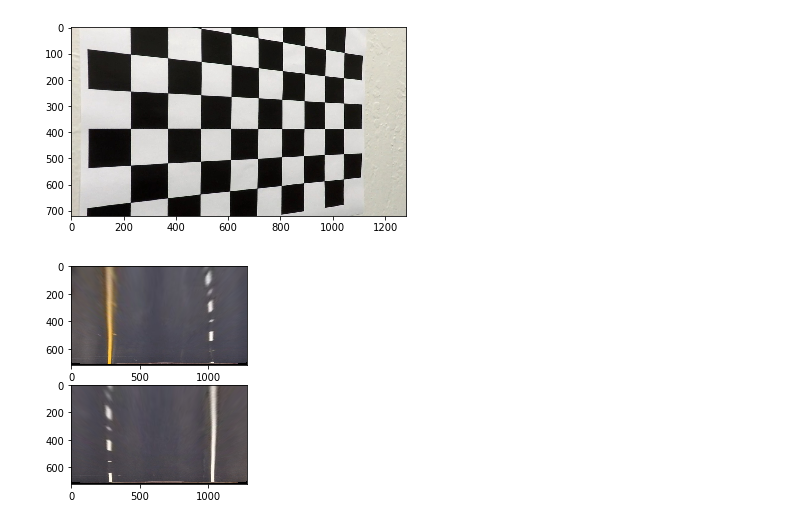
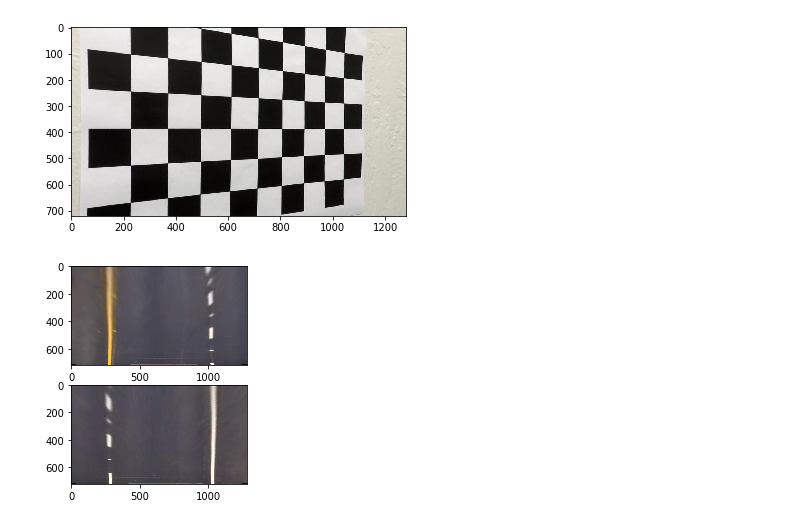
Before and after one commit to jien-cao/udacity_av, a Jupyter notebook: CarND-Advanced-Lane-Lines-master/project2.ipynb, the cells around one changed output. Saved outputs shown, nothing was run; the diff lists cells and outputs as text; code cells hidden in the pictures.

```diff
--- a/CarND-Advanced-Lane-Lines-master/project2.ipynb
+++ b/CarND-Advanced-Lane-Lines-master/project2.ipynb
@@ -60,36 +60,37 @@ class MountingPerspective():
             [1034, 670],
         ])
         dst = np.float32([
-            [282, 700],
-            [282, 100],
-            [1034, 100],
-            [1034, 700],
+            [282, 710],
+            [282, 10],
+            [1034, 10],
+            [1034, 710],
         ])
         self.__M = cv2.getPerspectiveTransform(src, dst)
         self.__Minv = cv2.getPerspectiveTransform(dst, src)
     def correctPerspective(self, img):
         dim = img.shape[:2]
         return cv2.warpPerspective(img, self.__M, dim[::-1], flags = cv2.INTER_LINEAR)
     def reversePerspective(self, img):
+        dim = img.shape[:2]
         return cv2.warpPerspective(img, self.__Minv, dim[::-1], flags = cv2.INTER_LINEAR)
 
 # %matplotlib notebook
 # my_camera = Camera("./camera_cal/calibration*.jpg", (9, 6))
 my_mounting = MountingPerspective()
 # mounting.manual_setup()
 
 img = mpimg.imread("./test_images/straight_lines1.jpg")
 undist = my_camera.correctDistortion(img)
 birdeye1 = my_mounting.correctPerspective(undist)
 
 img = mpimg.imread("./test_images/straight_lines2.jpg")
 undist = my_camera.correctDistortion(img)
 birdeye2 = my_mounting.correctPerspective(undist)
 
 h, (ax1, ax2) = plt.subplots(2, 1)
 ax1.imshow(birdeye1)
 ax2.imshow(birdeye2)
 plt.savefig("./output_images/02_mountedCamera_straightlines_undistorted_and_perspective.png")
 # %% [output]
-[figure, old version]
+[figure, new version]
 # %%
```
Also changed, not shown: parts of 6 cells of this notebook, 5 other files.
